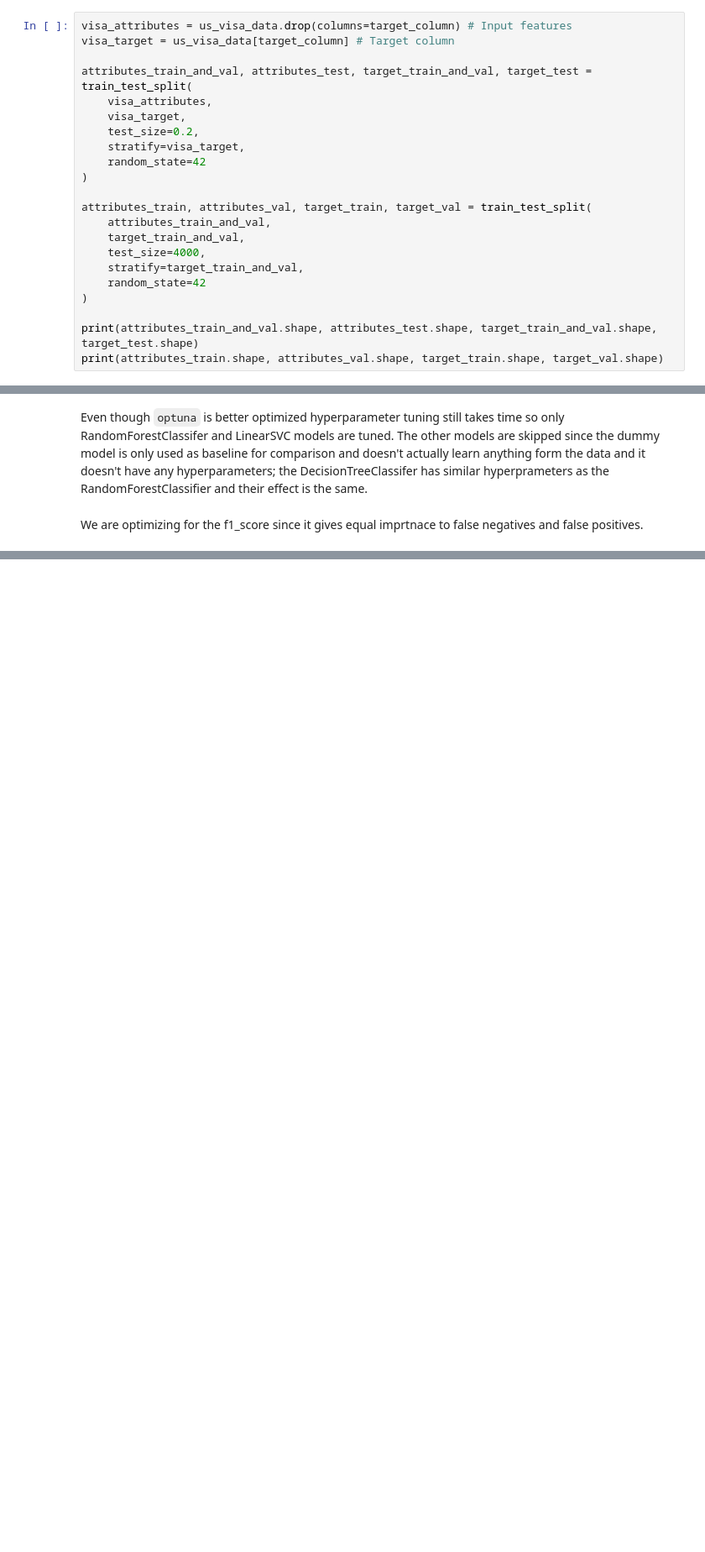
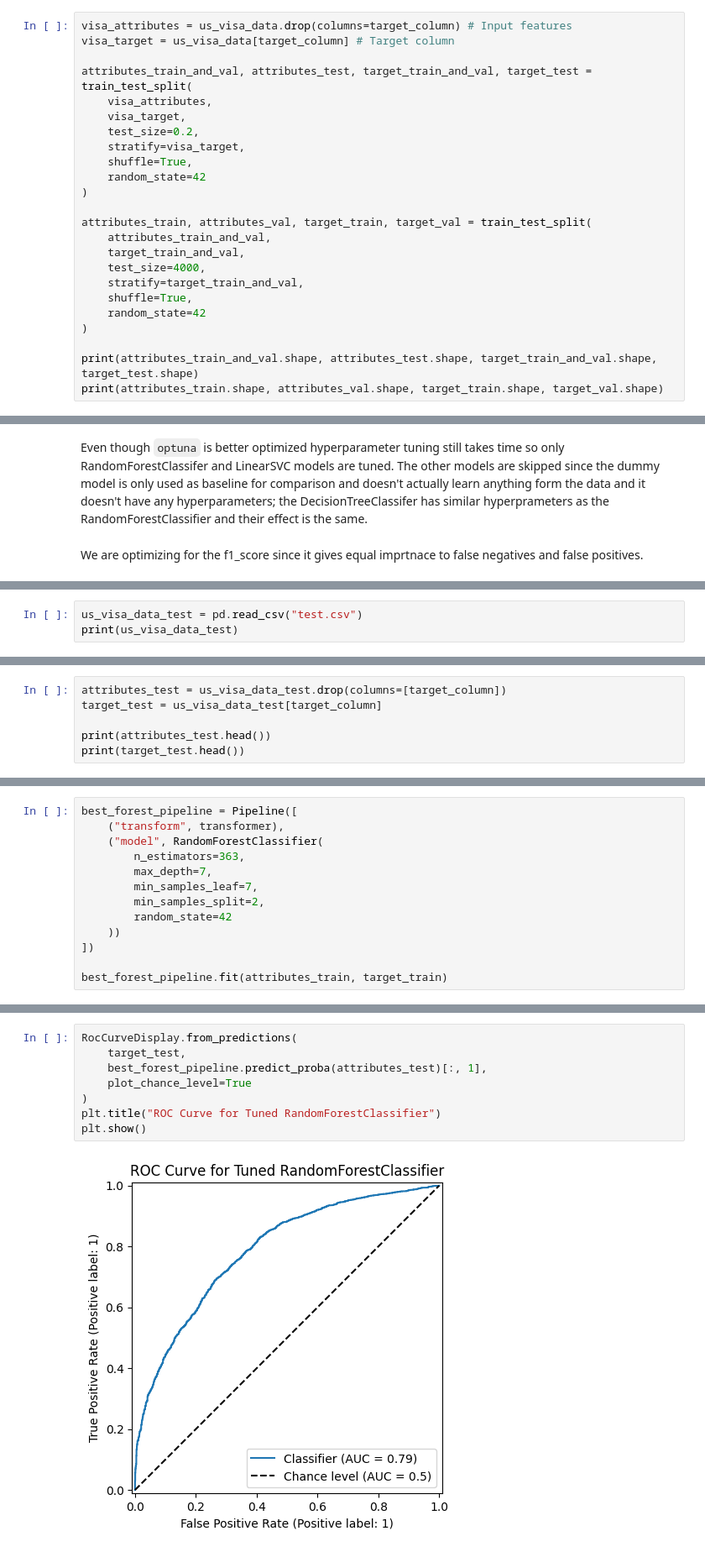
Before and after one commit to webmaster99-stack/us-visa-approval-prediction, a Jupyter notebook: notebooks/feature_engineering_and_modeling.ipynb, the cells around one changed output, grey strips where cells are left out. Shown at 84% size. Drawn from its saved outputs; the diff is of its cells as text; blank space fills up the shorter version.

Commit message:
Add final evaluation on test data

```diff
--- a/notebooks/feature_engineering_and_modeling.ipynb
+++ b/notebooks/feature_engineering_and_modeling.ipynb
@@ -145,6 +145,7 @@ attributes_train_and_val, attributes_test, target_train_and_val, target_test = t
     visa_target,
     test_size=0.2,
     stratify=visa_target,
+    shuffle=True,
     random_state=42
 )
 
@@ -153,6 +154,7 @@ attributes_train, attributes_val, target_train, target_val = train_test_split(
     target_train_and_val,
     test_size=4000,
     stratify=target_train_and_val,
+    shuffle=True,
     random_state=42
 )
 
@@ -490,0 +495,3 @@ print(f"Best score: {best_score}")
+# %%
+us_visa_data_test = pd.read_csv("test.csv")
+print(us_visa_data_test)
@@ -490,0 +516,6 @@ print(f"Best score: {best_score}")
+# %%
+attributes_test = us_visa_data_test.drop(columns=[target_column])
+target_test = us_visa_data_test[target_column]
+
+print(attributes_test.head())
+print(target_test.head())
@@ -490,0 +540,13 @@ print(f"Best score: {best_score}")
+# %%
+best_forest_pipeline = Pipeline([
+    ("transform", transformer),
+    ("model", RandomForestClassifier(
+        n_estimators=363,
+        max_depth=7,
+        min_samples_leaf=7,
+        min_samples_split=2,
+        random_state=42
+    ))
+])
+
+best_forest_pipeline.fit(attributes_train, target_train)
@@ -490,0 +595,10 @@ print(f"Best score: {best_score}")
+# %%
+RocCurveDisplay.from_predictions(
+    target_test,
+    best_forest_pipeline.predict_proba(attributes_test)[:, 1],
+    plot_chance_level=True
+)
+plt.title("ROC Curve for Tuned RandomForestClassifier")
+plt.show()
+# %% [output]
+[figure, added]
```
Also changed, not shown: parts of 9 cells of this notebook.
